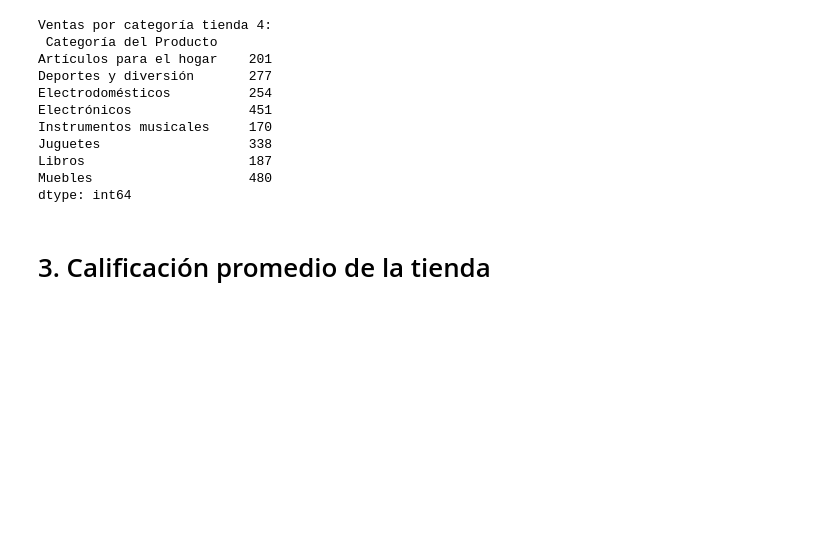
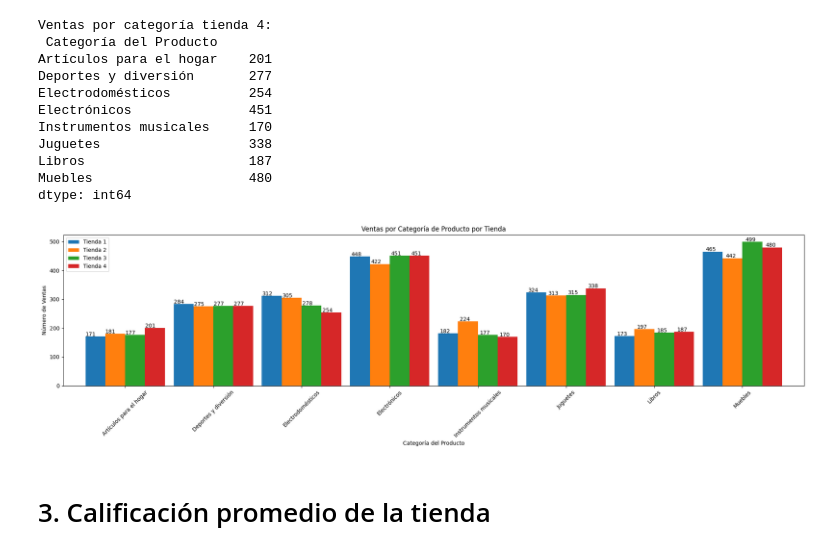
Before and after one commit to patinohoyosgisell/Challenge-Alura-Store, a Jupyter notebook: AluraStoreLatam.ipynb, the cells around one changed output. Cells and saved outputs as stored; diff of their text form; code cells hidden in the pictures; blank space fills up the shorter version.

Commit message:
Se agrega gráfico por categoría

```diff
--- a/AluraStoreLatam.ipynb
+++ b/AluraStoreLatam.ipynb
@@ -137,6 +137,32 @@ Juguetes                   338
 Libros                     187
 Muebles                    480
 dtype: int64
+# %%
+import matplotlib.pyplot as plt
+import pandas as pd
+
+df = pd.DataFrame({
+    'Tienda 1': ventas_por_categoria_tienda1,
+    'Tienda 2': ventas_por_categoria_tienda2,
+    'Tienda 3': ventas_por_categoria_tienda3,
+    'Tienda 4': ventas_por_categoria_tienda4
+})
+
+
+ax= df.plot(kind='bar', figsize=(20, 6), width=0.9)
+plt.title('Ventas por Categoría de Producto por Tienda')
+plt.xlabel('Categoría del Producto')
+plt.ylabel('Número de Ventas')
+plt.xticks(rotation=45)
+plt.tight_layout()
+
+for p in ax.patches:
+    ax.annotate(str(p.get_height()), (p.get_x() * 1.005, p.get_height() * 1.005))
+
+
+plt.show()
+# %% [output]
+[figure, added]
 # %% [markdown]
 # 3. Calificación promedio de la tienda
 # %%
```
Also changed, not shown: parts of 6 cells of this notebook.
